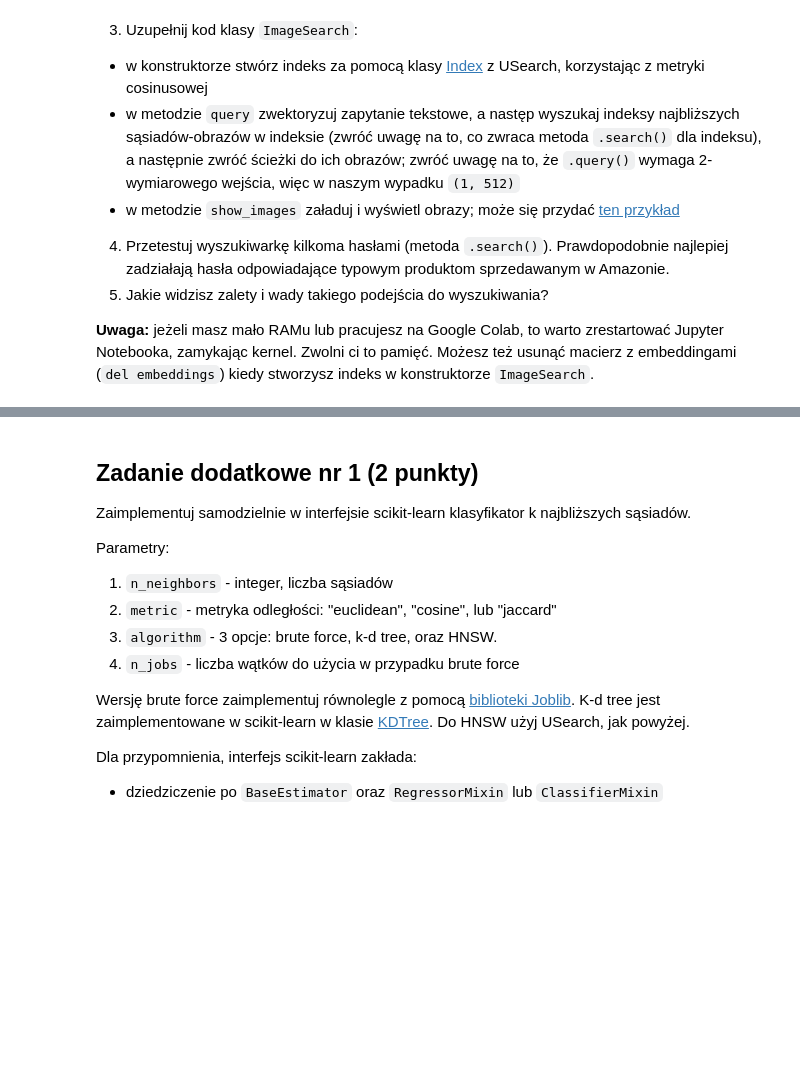
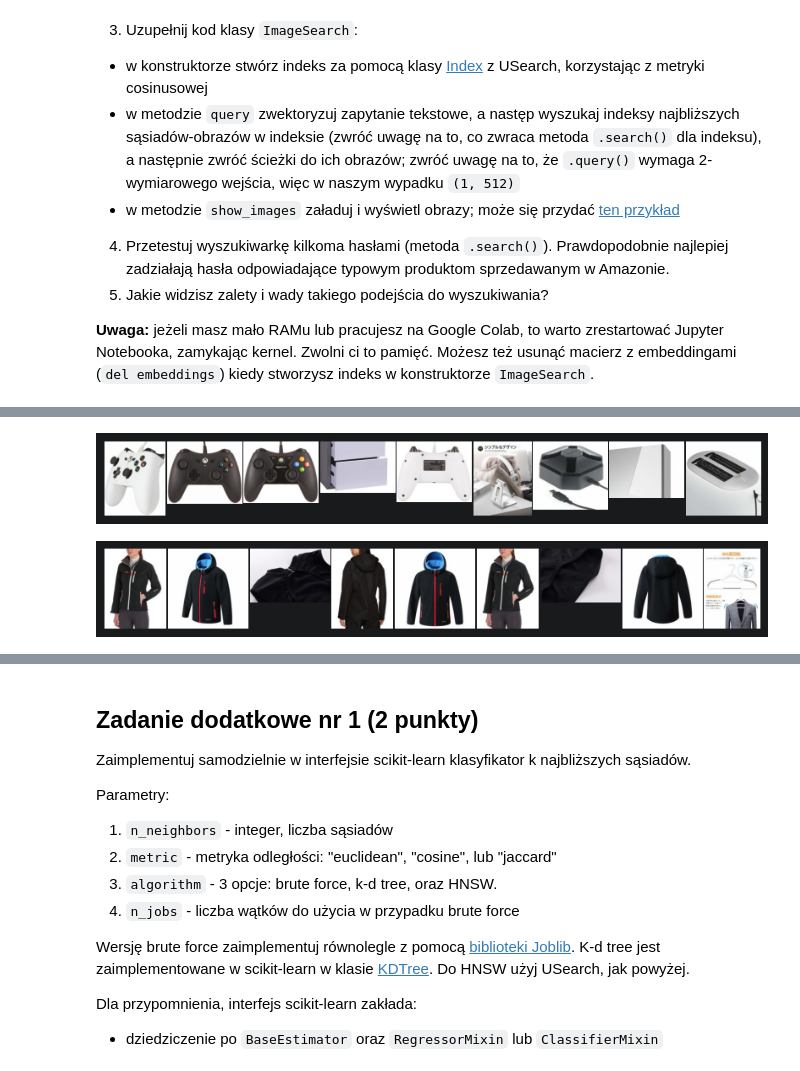
Before and after one commit to krzysztof-kopel/podstawy-uczenia-maszynowego, a Jupyter notebook: lab2/notebook.ipynb, the cells around one changed output, grey strips where cells are left out. Saved outputs shown, nothing was run; the diff lists cells and outputs as text; code cells hidden in the pictures; blank space fills up the shorter version.

```diff
--- a/lab2/notebook.ipynb
+++ b/lab2/notebook.ipynb
@@ -824,0 +871,8 @@ image_search.search("blue pillow")
+# %%
+image_search.search("Xbox")
+# %% [output]
+[figure, added]
+# %%
+image_search.search("jacket")
+# %% [output]
+[figure, added]
```
Also changed, not shown: parts of 10 cells of this notebook.
